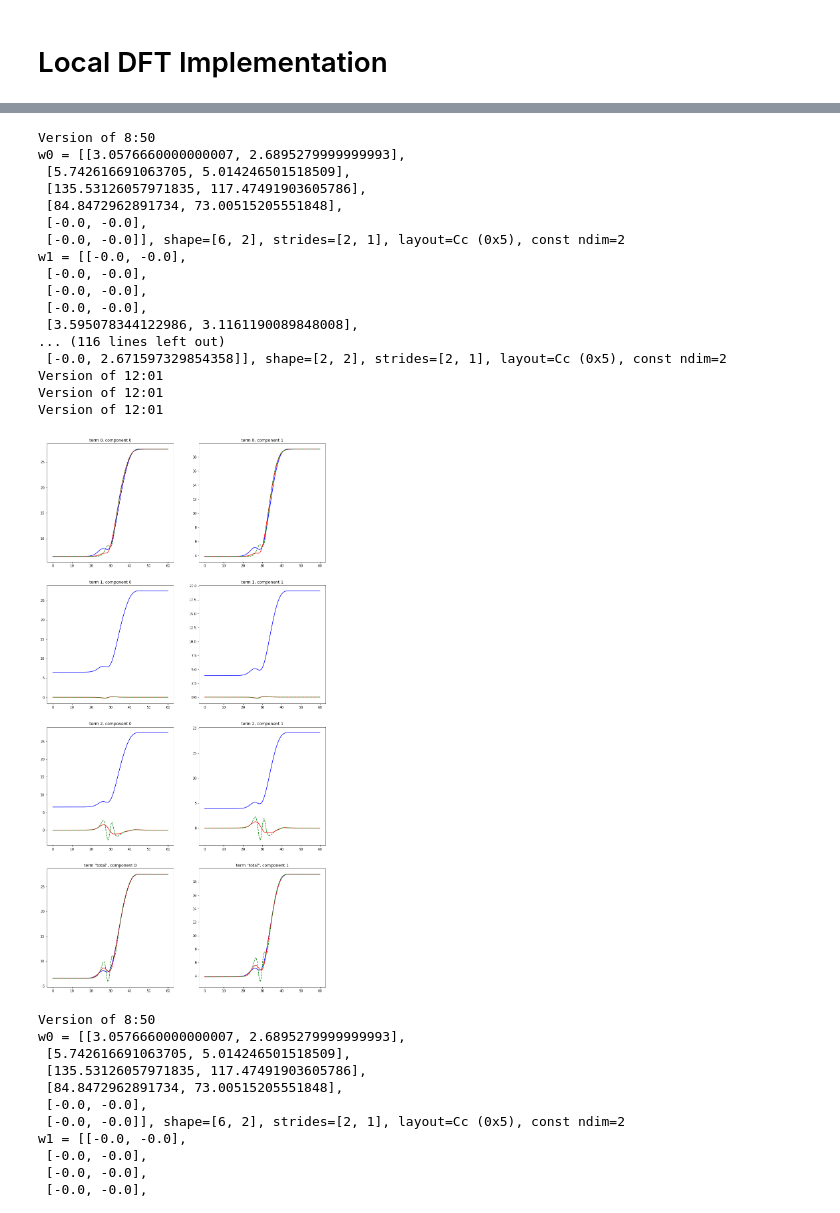
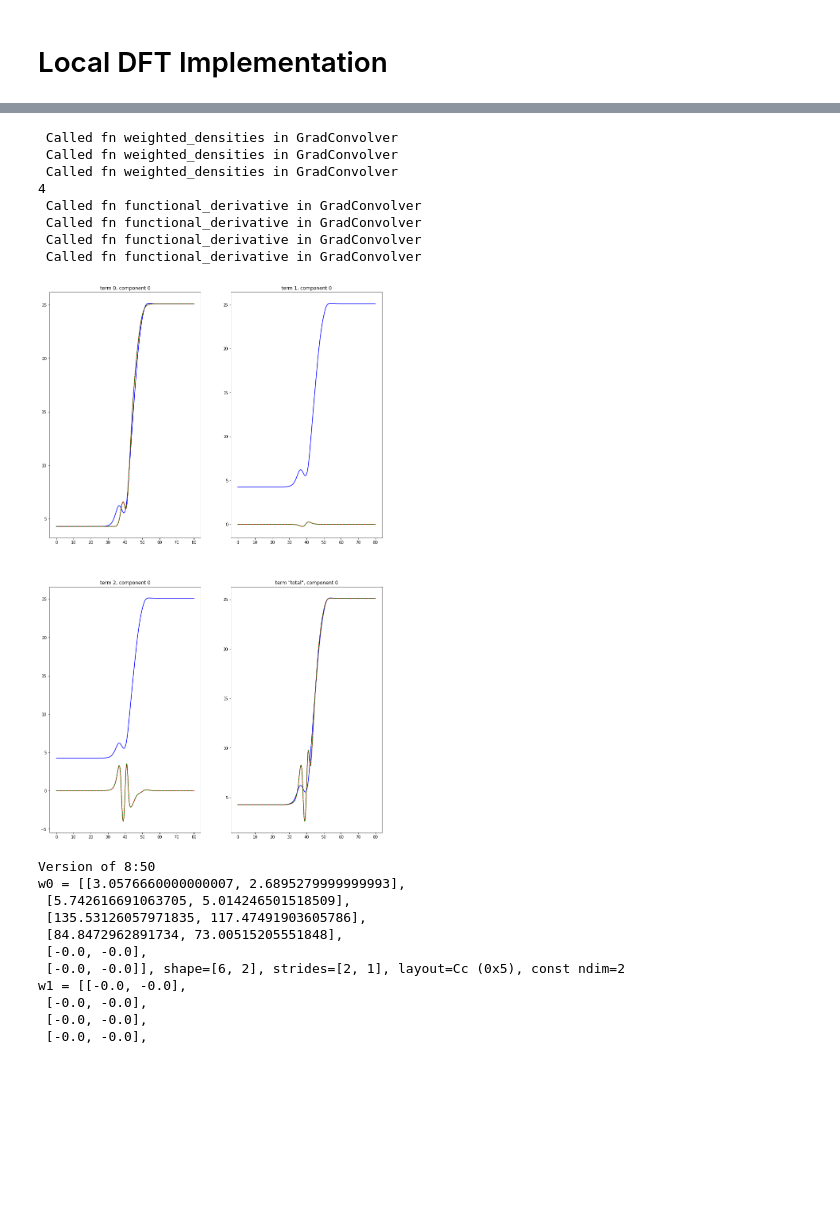
Before and after one commit to bbbursik/feos-pcsaft, a Jupyter notebook: examples/21-11-04-exampleDFT.ipynb, the cells around one changed output, grey strips where cells are left out. Saved outputs shown, nothing was run; the diff lists cells and outputs as text; code cells hidden in the pictures; blank space fills up the shorter version.

```diff
--- a/examples/21-11-04-exampleDFT.ipynb
+++ b/examples/21-11-04-exampleDFT.ipynb
@@ -14,7 +14,7 @@ print("")
 # %% [markdown]
 # Local DFT Implementation
 # %%
-components = ['hexane', 'pentane']
+components = ['hexane']#, 'pentane']
 composition = np.array([0.3, 0.7]) *MOL
 temperature = 298.15* KELVIN
 pressure = 1 * BAR
@@ -103,18 +150,18 @@ plt.plot(interface.z / ANGSTROM, (interface.local_weighted_densities)[0][4,:])
 # %%
-n_comps = len(composition)
-n_wd = sum([len(x) for x in interface.weighted_densities])
-fig, axs = plt.subplots(int(n_wd/n_comps), n_comps,figsize=(15, 40), facecolor='w', edgecolor='k')
-i=0
-#fig.subplots_adjust(hspace = .5, wspace=.001)
+# n_comps = len(composition)
+# n_wd = sum([len(x) for x in interface.weighted_densities])
+# fig, axs = plt.subplots(int(n_wd/n_comps), n_comps,figsize=(15, 40), facecolor='w', edgecolor='k')
+# i=0
+# #fig.subplots_adjust(hspace = .5, wspace=.001)
 
-axs = axs.ravel()
+# axs = axs.ravel()
 
-for j, (wds, lwds) in enumerate(zip(interface.weighted_densities, interface.local_weighted_densities)):
-    for k, (wd, lwd) in enumerate(zip(wds, lwds)):
+# for j, (wds, lwds) in enumerate(zip(interface.weighted_densities, interface.local_weighted_densities)):
+#     for k, (wd, lwd) in enumerate(zip(wds, lwds)):
 
-        axs[i].plot(interface.z / ANGSTROM, wd, 'b')
-        axs[i].plot(interface.z / ANGSTROM, lwd, 'r')
-        axs[i].set_title(f'contribution {j}, wd {k}')
-        i = i+1
+#         axs[i].plot(interface.z / ANGSTROM, wd, 'b')
+#         axs[i].plot(interface.z / ANGSTROM, lwd, 'r')
+#         axs[i].set_title(f'contribution {j}, wd {k}')
+#         i = i+1
 
-fig.savefig(f'weighted_densities.pdf', )
+# #fig.savefig(f'weighted_densities.pdf', )
@@ -123,50 +168,41 @@ fig.savefig(f'weighted_densities.pdf', )
 # %%
 lfds_list = interface.local_functional_derivative
 lfds_list.append(sum(interface.local_functional_derivative[0:1], interface.local_functional_derivative[2]))
 lfds_list_v2 = interface.local_functional_derivative_v2
 lfds_list_v2.append(sum(interface.local_functional_derivative_v2[0:1], interface.local_functional_derivative_v2[2]))
 
 
 n_comps = len(composition)
 n_types = sum([len(x) for x in lfds_list])
+print(n_types)
 
-
-fig, axs = plt.subplots(int(n_types/n_comps), n_comps,figsize=(15, 30), facecolor='w', edgecolor='k')
+fig, axs = plt.subplots(int(n_types/n_comps), n_comps,figsize=(15, 25), facecolor='w', edgecolor='k')
 i=0
 #fig.subplots_adjust(hspace = .5, wspace=.001)
 
 axs = axs.ravel()
 
 for j, (lfds, lfds_v2) in enumerate(zip(lfds_list, lfds_list_v2)):
     for k, (fd, (lfd, lfd_v2)) in enumerate(zip(interface.functional_derivative, zip(lfds, lfds_v2))):
 
         axs[i].plot(interface.z / ANGSTROM, fd, 'b')
         axs[i].plot(interface.z / ANGSTROM, lfd, 'r')
         axs[i].plot(interface.z / ANGSTROM, lfd_v2, 'g--')
-        if j == n_types/n_comps-1: j = '"total"'
+        if j == n_types-1: j = '"total"'
         axs[i].set_title(f'term {j}, component {k}')
         i = i+1
 
-fig.savefig(f'functional_derivatives.pdf', )
+#fig.savefig(f'functional_derivatives.pdf', )
 # %% [output]
-Version of 8:50
-w0 = [[3.0576660000000007, 2.6895279999999993],
- [5.742616691063705, 5.014246501518509],
- [135.53126057971835, 117.47491903605786],
- [84.8472962891734, 73.00515205551848],
- [-0.0, -0.0],
- [-0.0, -0.0]], shape=[6, 2], strides=[2, 1], layout=Cc (0x5), const ndim=2
-w1 = [[-0.0, -0.0],
- [-0.0, -0.0],
- [-0.0, -0.0],
- [-0.0, -0.0],
- [3.595078344122986, 3.1161190089848008],
-... (116 lines left out)
- [-0.0, 2.671597329854358]], shape=[2, 2], strides=[2, 1], layout=Cc (0x5), const ndim=2
-Version of 12:01
-Version of 12:01
-Version of 12:01
+ Called fn weighted_densities in GradConvolver
+ Called fn weighted_densities in GradConvolver
+ Called fn weighted_densities in GradConvolver
+4
+ Called fn functional_derivative in GradConvolver
+ Called fn functional_derivative in GradConvolver
+ Called fn functional_derivative in GradConvolver
+ Called fn functional_derivative in GradConvolver
-[figure, old version]
+[figure, new version]
 # %%
 i = 0
 i=0
```
Also changed, not shown: parts of 15 cells of this notebook.
